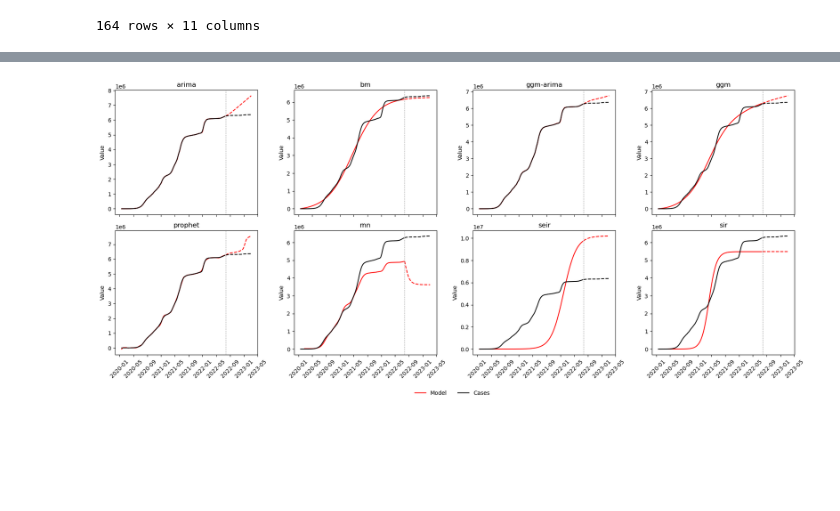
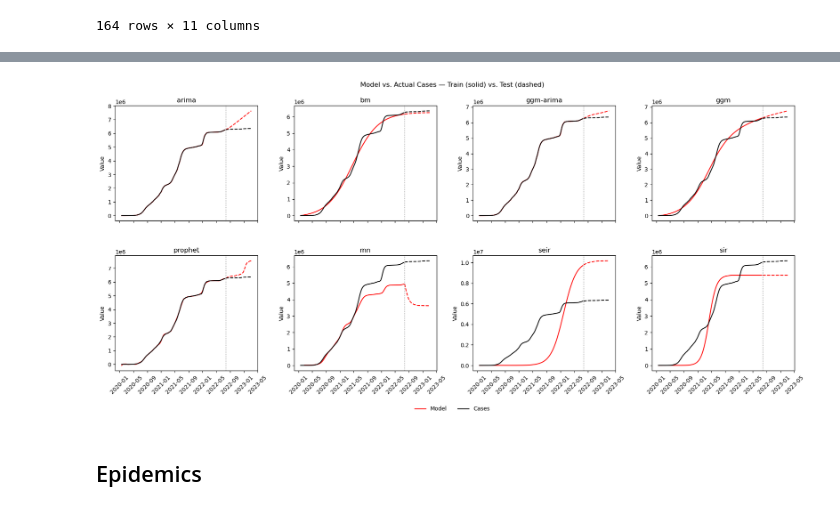
Before and after one commit to danielgvb/thesis, a Jupyter notebook: plotting/01_time_series.ipynb, the cells around one changed output, grey strips where cells are left out. Saved outputs shown, nothing was run; the diff lists cells and outputs as text; code cells hidden in the pictures; blank space fills up the shorter version.

Commit message:
plotting time series notebook

```diff
--- a/plotting/01_time_series.ipynb
+++ b/plotting/01_time_series.ipynb
@@ -213,11 +207,27 @@ df_covid_w = wide.copy().reset_index()
 # %% [markdown]
 ## Epidemics
 # %%
-idx = df_epidemics.index
-n_rows     = len(idx)
-split_pt   = int(n_rows * 0.8)          # 80 % train, 20 % test
-train_idx  = idx[:split_pt]             # older 80 %
-test_idx   = idx[split_pt:]             # most-recent 20 %
+# For each column in df_epidemics except 'date', create a new train/test split column.
+# If the column contains NaNs, only the non-NaN entries are split by 80/20.
+# The new column will be named "<original_column>_split".
 
-df_epidemics.loc[train_idx, 'set'] = 'train'
-df_epidemics.loc[test_idx,  'set'] = 'test'
+for col in df_epidemics.columns:
+    if col == 'date':
+        continue
+    series = df_epidemics[col]
+    non_na = series.dropna()
+    n = len(non_na)
+    split_i = int(n * 0.8)
+    split_labels = ['train'] * split_i + ['test'] * (n - split_i)
+
+    # Initialize new split column with NaNs
+    split_col = [np.nan] * len(series)
+
+    # Get the indices of non-na values in order
+    non_na_indices = non_na.index.tolist()
+    for pos, row_idx in enumerate(non_na_indices):
+        split_col[row_idx] = split_labels[pos]
+
+    df_epidemics[col + '_split'] = split_col
+
+df_epidemics
@@ -405,31 +377,35 @@ for i, (ax, col) in enumerate(zip(axes, y_cols)):
     # Model predictions : red
     # --------------------------------------------------------------
     lbl_model = 'Model' if i == 0 else None
     ax.plot(train_df['date'], train_df[col],  color='red', label=lbl_model)
     ax.plot(test_df['date'],  test_df[col],   color='red', linestyle='--')
 
     # --------------------------------------------------------------
     # Actual cases       : black
     # --------------------------------------------------------------
     lbl_cases = 'Cases' if i == 0 else None
     ax.plot(train_df['date'], train_df['cases'], color='black', label=lbl_cases)
     ax.plot(test_df['date'],  test_df['cases'],  color='black', linestyle='--')
 
     # vertical separator
     ax.axvline(split_date, color='grey', linestyle=':', lw=1)
 
     ax.set_title(col)
     ax.set_ylabel('Value')
     ax.tick_params(axis='x', rotation=45)
 
 # ------------------------------------------------------------------
 # 3.  Shared legend (labels defined only in first subplot)
 # ------------------------------------------------------------------
 handles, labels = axes[0].get_legend_handles_labels()
 fig.legend(handles, labels, loc='lower center',
            ncol=2, frameon=False, bbox_to_anchor=(0.5, -0.02))
 
 fig.tight_layout(rect=[0, 0.03, 1, 1])   # leave space below for legend
+fig.suptitle('Model vs. Actual Cases — Train (solid) vs. Test (dashed)', y=1.03)
+plt.subplots_adjust(hspace=0.3)  # space between rows
 plt.show()
 # %% [output]
-[figure, old version]
+[figure, new version]
+# %% [markdown]
+## Epidemics
```
Also changed, not shown: parts of 10 cells of this notebook, 1 other file.
